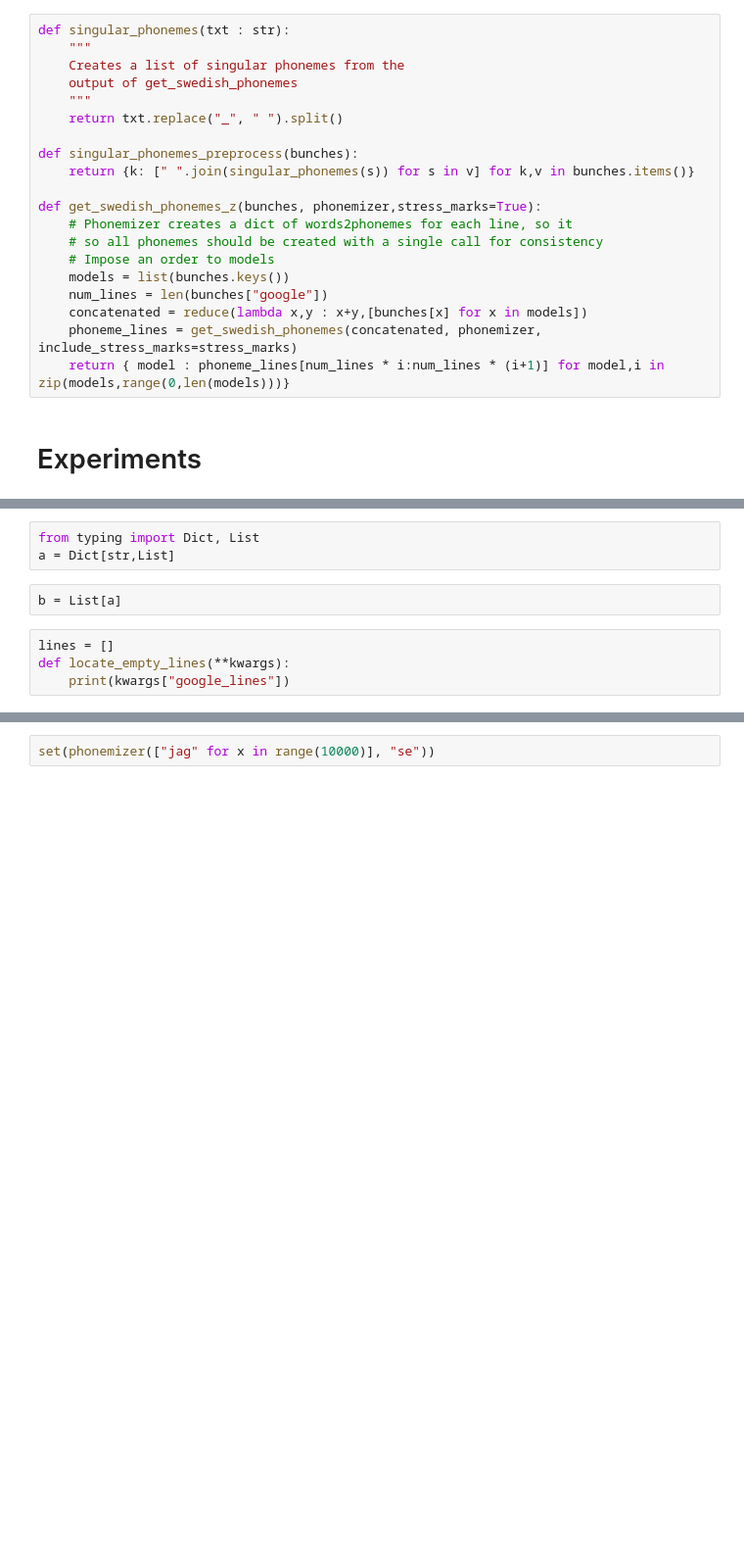
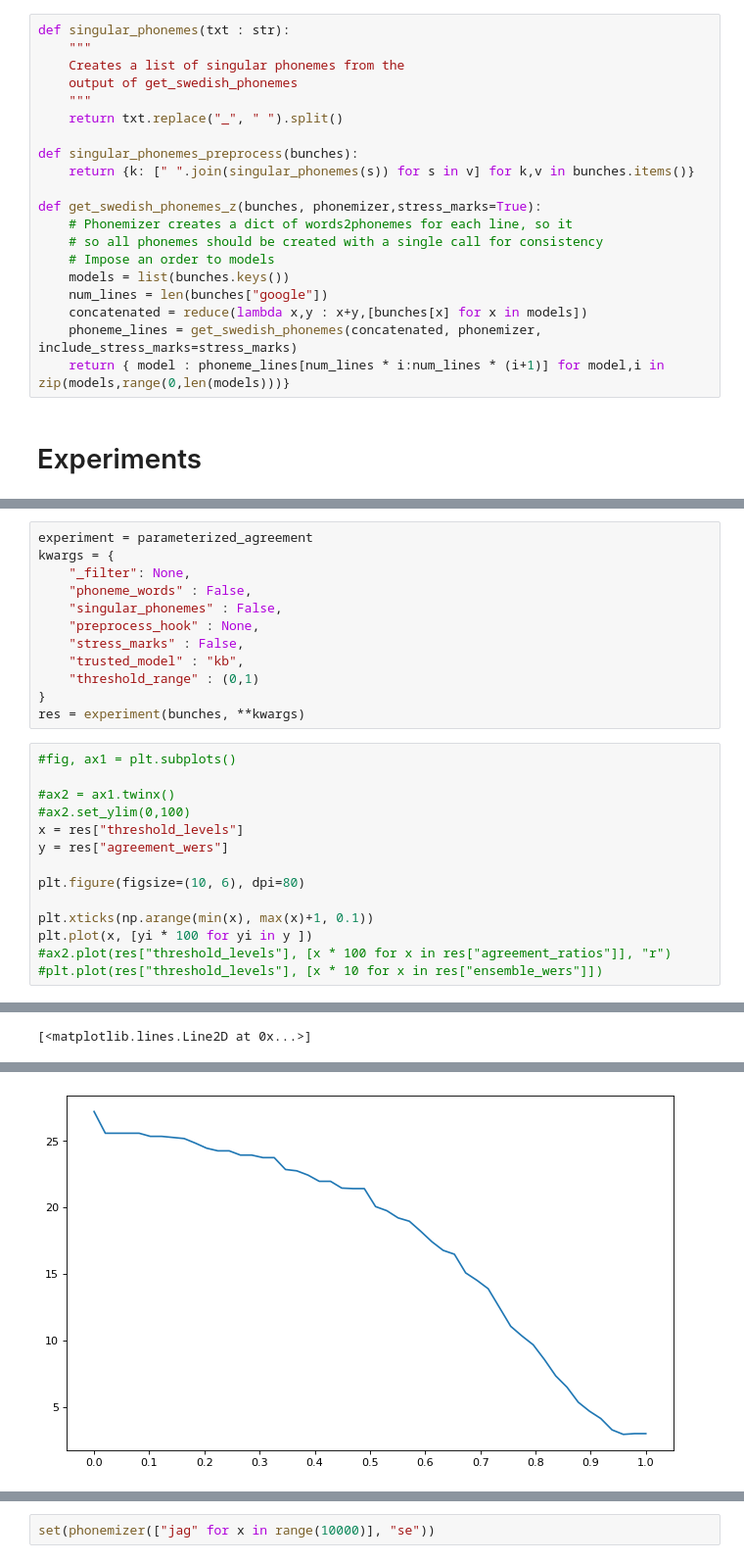
Before and after one commit to NickSmyr/KBAsr, a Jupyter notebook: z_speaker_experiments.ipynb, the cells around one changed output, grey strips where cells are left out. Shown at 98% size. Drawn from its saved outputs; the diff is of its cells as text; blank space fills up the shorter version.

```diff
--- a/z_speaker_experiments.ipynb
+++ b/z_speaker_experiments.ipynb
@@ -168,12 +204,30 @@ def meval(bunches, _filter=None, phoneme_words=None, singular_phonemes=None, pre
         return {**evaluate_lines(bunches), **res, **eoi(bunches)}
     else:
         return {**res}
-# %%
-from typing import Dict, List
-a = Dict[str,List]
-# %%
-b = List[a]
-# %%
-lines = []
-def locate_empty_lines(**kwargs):
-    print(kwargs["google_lines"])
+# %%
+experiment = parameterized_agreement
+kwargs = {
+    "_filter": None,
+    "phoneme_words" : False,
+    "singular_phonemes" : False,
+    "preprocess_hook" : None,
+    "stress_marks" : False,
+    "trusted_model" : "kb",
+    "threshold_range" : (0,1)
+}
+res = experiment(bunches, **kwargs)
+# %%
+#fig, ax1 = plt.subplots()
+
+#ax2 = ax1.twinx()
+#ax2.set_ylim(0,100)
+x = res["threshold_levels"]
+y = res["agreement_wers"]
+
+plt.figure(figsize=(10, 6), dpi=80)
+
+plt.xticks(np.arange(min(x), max(x)+1, 0.1))
+plt.plot(x, [yi * 100 for yi in y ])
+#ax2.plot(res["threshold_levels"], [x * 100 for x in res["agreement_ratios"]], "r")
+#plt.plot(res["threshold_levels"], [x * 10 for x in res["ensemble_wers"]])
+# %% [output]
@@ -179,0 +251 @@ def locate_empty_lines(**kwargs):
+[<matplotlib.lines.Line2D at 0x...>]
@@ -179,0 +269 @@ def locate_empty_lines(**kwargs):
+[figure, added]
```
Also changed, not shown: parts of 25 cells of this notebook, 4 other files.
